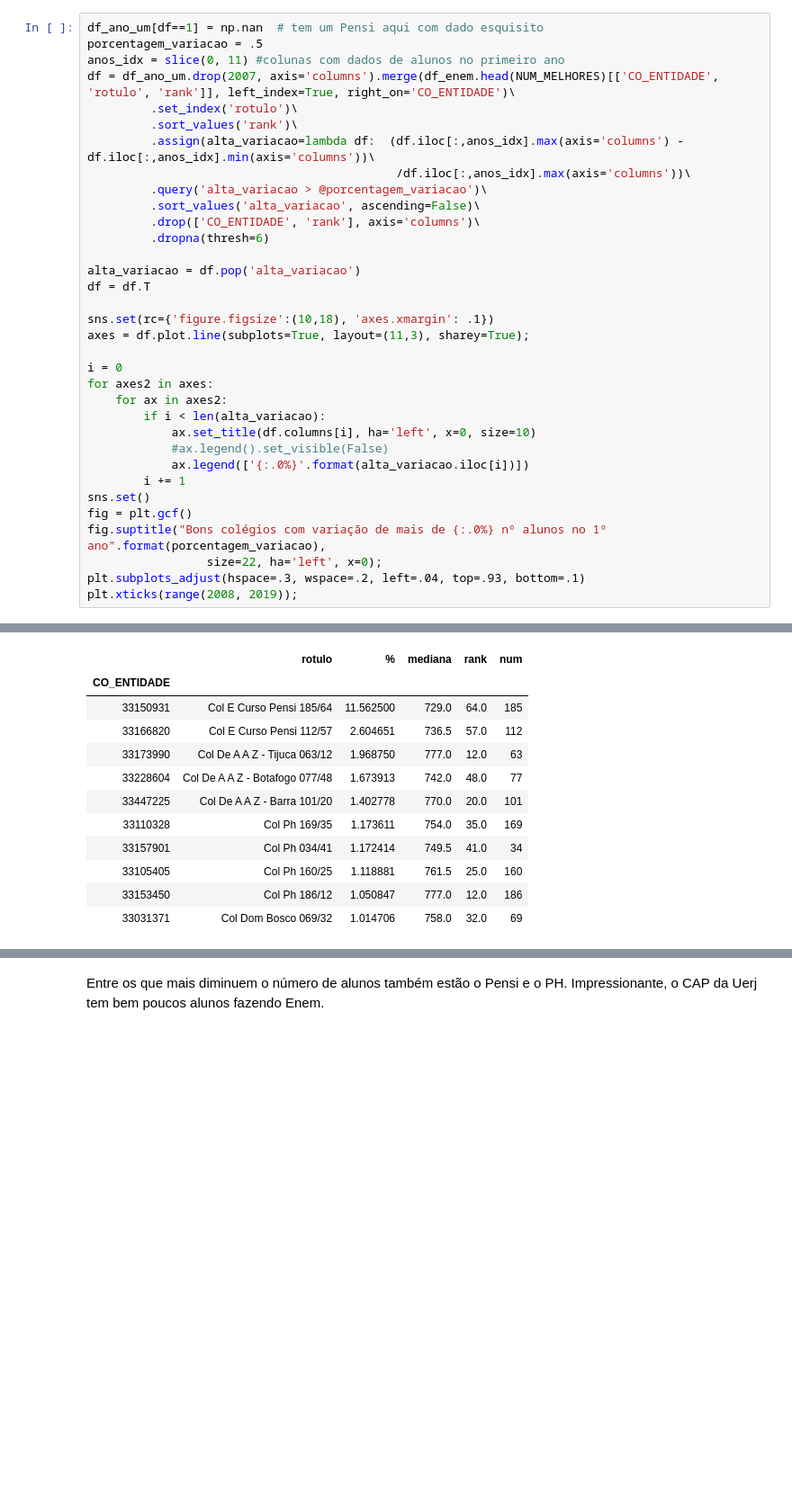
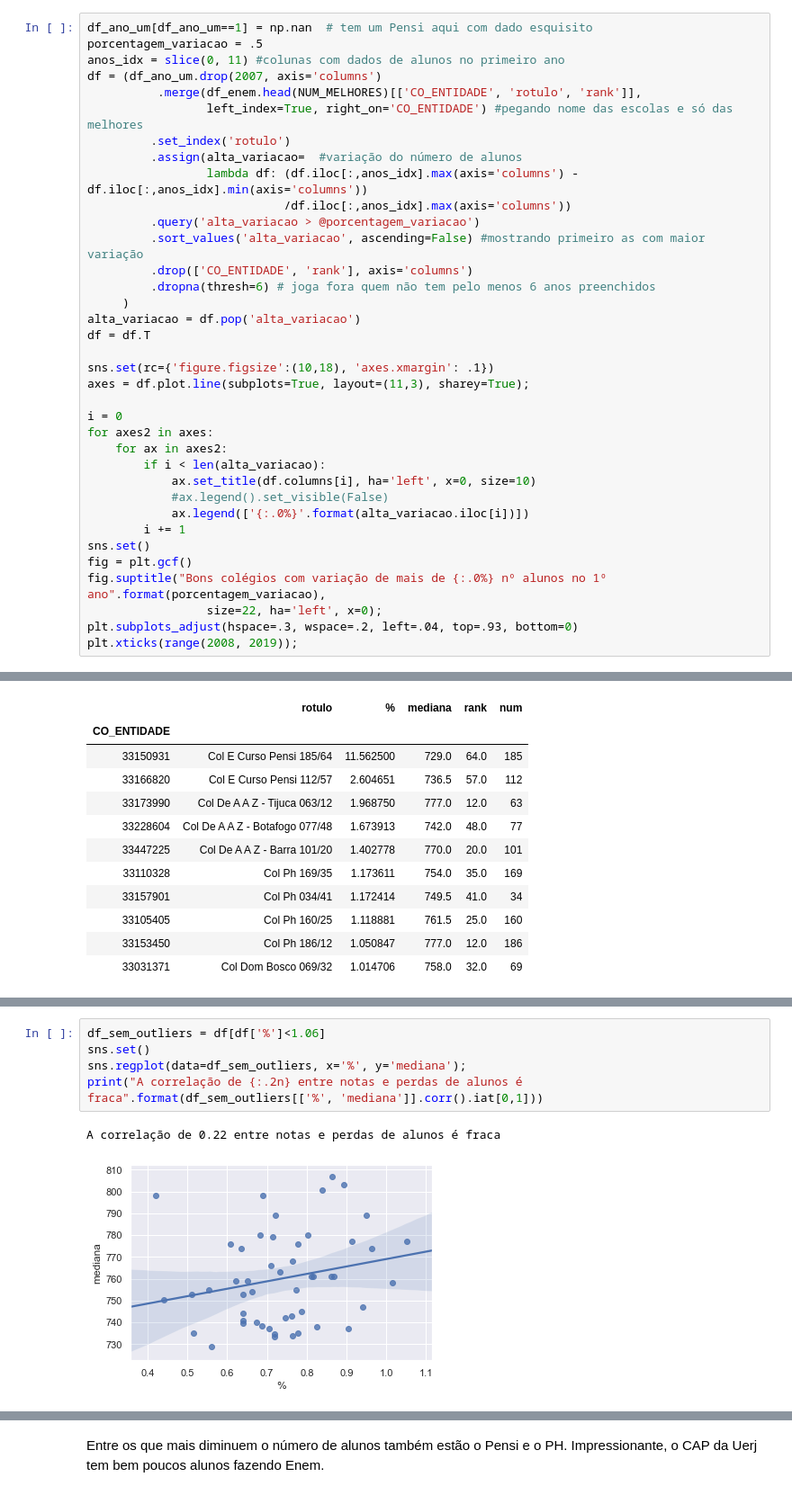
Before and after one commit to pauloneves/educacao, a Jupyter notebook: analisa.ipynb, the cells around one changed output, grey strips where cells are left out. Shown: that part at 90% size. Saved outputs shown, nothing was run; the diff lists cells and outputs as text; blank space fills up the shorter version.

```diff
--- a/analisa.ipynb
+++ b/analisa.ipynb
@@ -271,19 +274,21 @@ df_ano_um
 | 33558230 | NaN | NaN | NaN | NaN | 587.0 | 593.0 | 687.0 | 635.0 | 610.0 | 676.0 | 620.0 | ... |
 2757 rows × 12 columns
 # %%
-df_ano_um[df==1] = np.nan  # tem um Pensi aqui com dado esquisito
+df_ano_um[df_ano_um==1] = np.nan  # tem um Pensi aqui com dado esquisito
 porcentagem_variacao = .5
 anos_idx = slice(0, 11) #colunas com dados de alunos no primeiro ano
-df = df_ano_um.drop(2007, axis='columns').merge(df_enem.head(NUM_MELHORES)[['CO_ENTIDADE', 'rotulo', 'rank']], left_index=True, right_on='CO_ENTIDADE')\
-         .set_index('rotulo')\
-         .sort_values('rank')\
-         .assign(alta_variacao=lambda df:  (df.iloc[:,anos_idx].max(axis='columns') - df.iloc[:,anos_idx].min(axis='columns'))\
-                                            /df.iloc[:,anos_idx].max(axis='columns'))\
-         .query('alta_variacao > @porcentagem_variacao')\
-         .sort_values('alta_variacao', ascending=False)\
-         .drop(['CO_ENTIDADE', 'rank'], axis='columns')\
-         .dropna(thresh=6)
-
+df = (df_ano_um.drop(2007, axis='columns')
+          .merge(df_enem.head(NUM_MELHORES)[['CO_ENTIDADE', 'rotulo', 'rank']],
+                 left_index=True, right_on='CO_ENTIDADE') #pegando nome das escolas e só das melhores
+         .set_index('rotulo')
+         .assign(alta_variacao=  #variação do número de alunos
+                 lambda df: (df.iloc[:,anos_idx].max(axis='columns') - df.iloc[:,anos_idx].min(axis='columns'))
+                            /df.iloc[:,anos_idx].max(axis='columns'))
+         .query('alta_variacao > @porcentagem_variacao')
+         .sort_values('alta_variacao', ascending=False) #mostrando primeiro as com maior variação
+         .drop(['CO_ENTIDADE', 'rank'], axis='columns')
+         .dropna(thresh=6) # joga fora quem não tem pelo menos 6 anos preenchidos
+     )
 alta_variacao = df.pop('alta_variacao')
 df = df.T
 
@@ -302,7 +307,7 @@ sns.set()
 fig = plt.gcf()
 fig.suptitle("Bons colégios com variação de mais de {:.0%} nº alunos no 1º ano".format(porcentagem_variacao),
                  size=22, ha='left', x=0);
-plt.subplots_adjust(hspace=.3, wspace=.2, left=.04, top=.93, bottom=.1)
+plt.subplots_adjust(hspace=.3, wspace=.2, left=.04, top=.93, bottom=0)
 plt.xticks(range(2008, 2019));
 # %% [output]
 [interactive output not drawn]
@@ -377,0 +350,8 @@ df[df['%']<.6]
+# %%
+df_sem_outliers = df[df['%']<1.06]
+sns.set()
+sns.regplot(data=df_sem_outliers, x='%', y='mediana');
+print("A correlação de {:.2n} entre notas e perdas de alunos é fraca".format(df_sem_outliers[['%', 'mediana']].corr().iat[0,1]))
+# %% [output]
+A correlação de 0.22 entre notas e perdas de alunos é fraca
+[figure, added]
```
Also changed, not shown: parts of 22 cells of this notebook, 1 other file.
